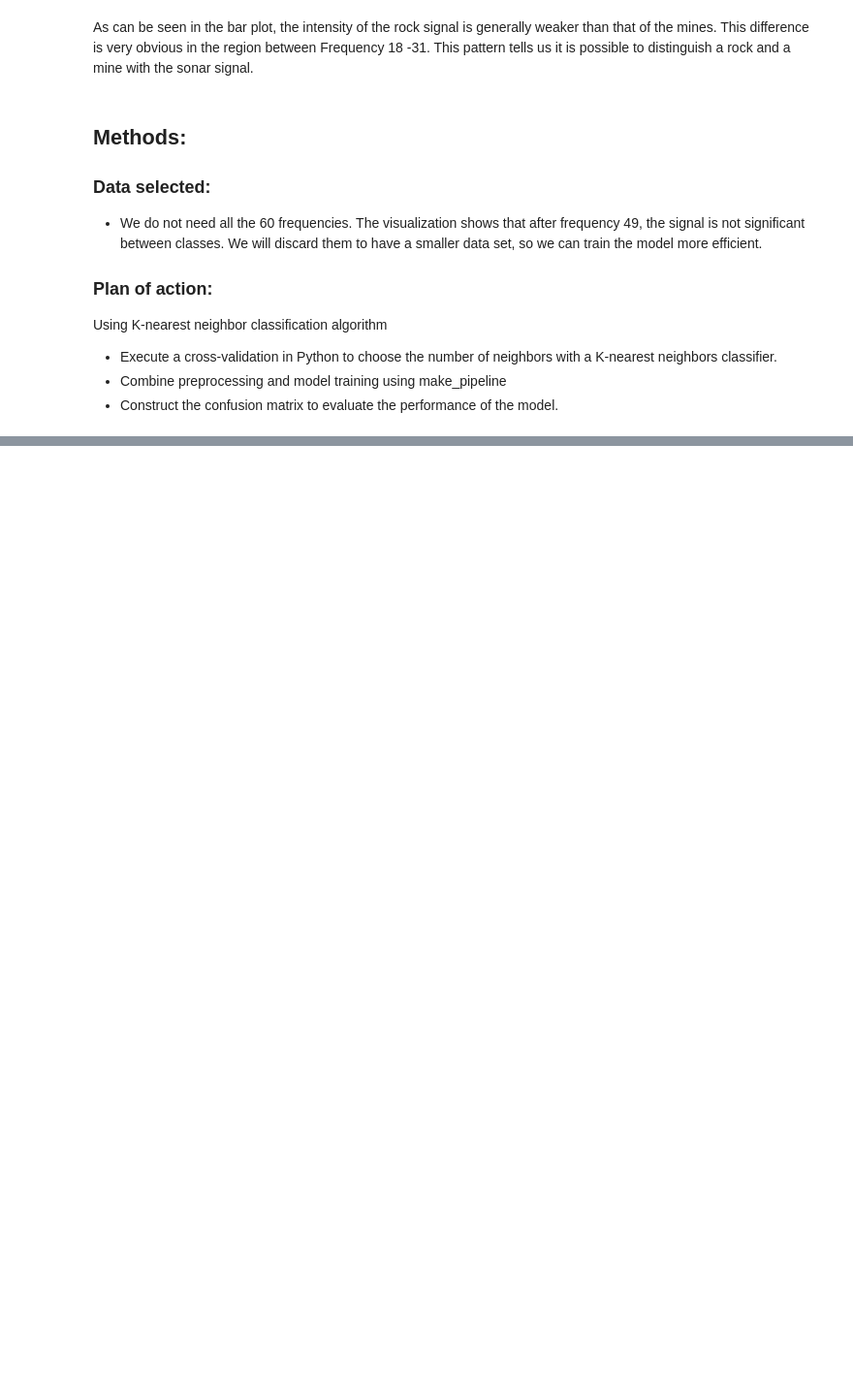
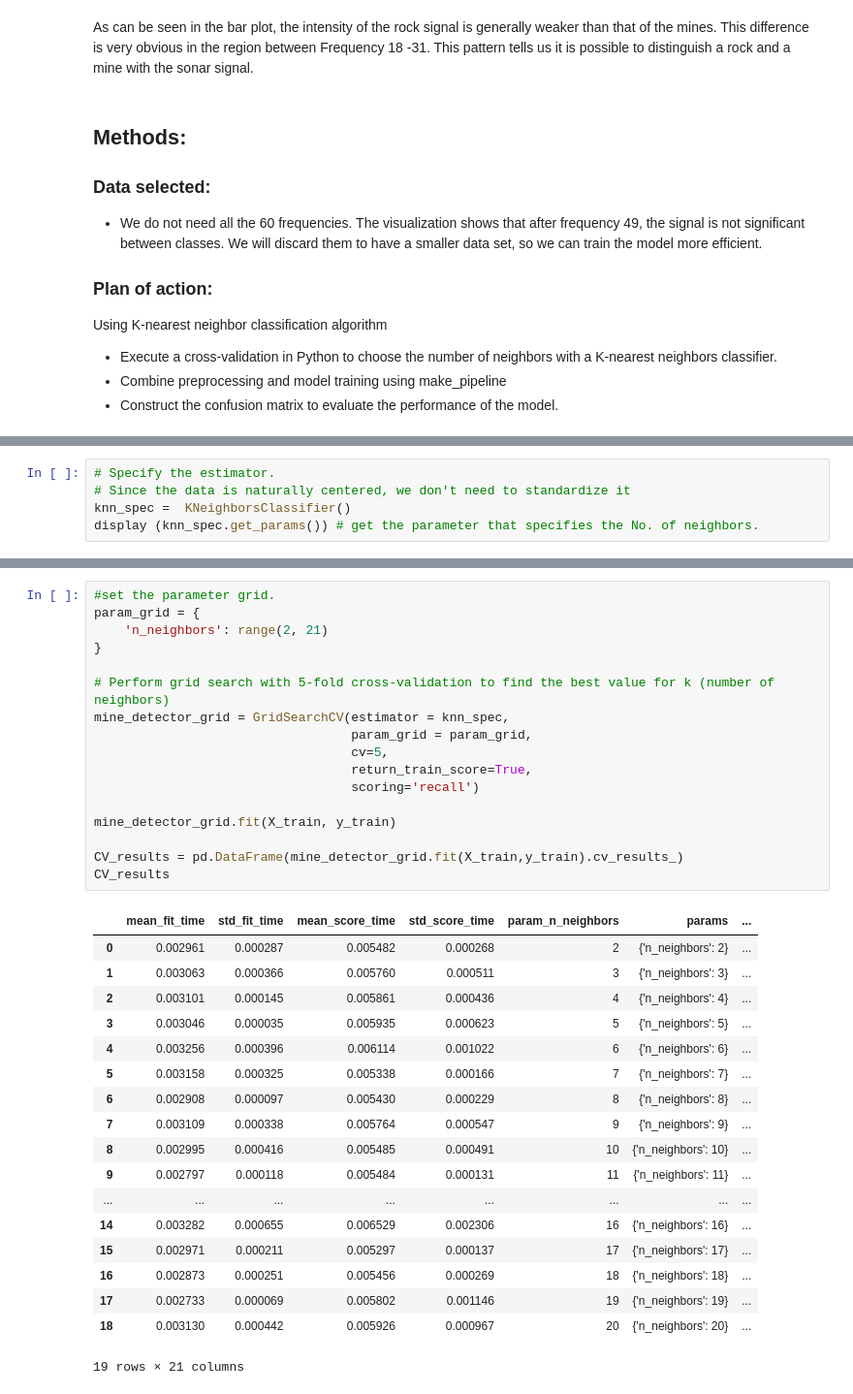
Before and after one commit to OminiCarlos/DSCI100_Group_14_Proposal_Mine_Finder, a Jupyter notebook: Mine_Finder (1).ipynb, the cells around one changed output, grey strips where cells are left out. Shown at 97% size. Cells and saved outputs as stored; diff of their text form; blank space fills up the shorter version.

```diff
--- a/Mine_Finder (1).ipynb
+++ b/Mine_Finder (1).ipynb
@@ -210,0 +266,5 @@ sonar_acc
+# %%
+# Specify the estimator.
+# Since the data is naturally centered, we don't need to standardize it
+knn_spec =  KNeighborsClassifier()
+display (knn_spec.get_params()) # get the parameter that specifies the No. of neighbors.
@@ -210,0 +285,36 @@ sonar_acc
+# %%
+#set the parameter grid.
+param_grid = {
+    'n_neighbors': range(2, 21)
+}
+
+# Perform grid search with 5-fold cross-validation to find the best value for k (number of neighbors)
+mine_detector_grid = GridSearchCV(estimator = knn_spec,
+                                  param_grid = param_grid,
+                                  cv=5,
+                                  return_train_score=True,
+                                  scoring='recall')
+
+mine_detector_grid.fit(X_train, y_train)
+
+CV_results = pd.DataFrame(mine_detector_grid.fit(X_train,y_train).cv_results_)
+CV_results
+# %% [output]
+|  | mean_fit_time | std_fit_time | mean_score_time | std_score_time | param_n_neighbors | params | ... |
+| 0 | 0.002961 | 0.000287 | 0.005482 | 0.000268 | 2 | {'n_neighbors': 2} | ... |
+| 1 | 0.003063 | 0.000366 | 0.005760 | 0.000511 | 3 | {'n_neighbors': 3} | ... |
+| 2 | 0.003101 | 0.000145 | 0.005861 | 0.000436 | 4 | {'n_neighbors': 4} | ... |
+| 3 | 0.003046 | 0.000035 | 0.005935 | 0.000623 | 5 | {'n_neighbors': 5} | ... |
+| 4 | 0.003256 | 0.000396 | 0.006114 | 0.001022 | 6 | {'n_neighbors': 6} | ... |
+| 5 | 0.003158 | 0.000325 | 0.005338 | 0.000166 | 7 | {'n_neighbors': 7} | ... |
+| 6 | 0.002908 | 0.000097 | 0.005430 | 0.000229 | 8 | {'n_neighbors': 8} | ... |
+| 7 | 0.003109 | 0.000338 | 0.005764 | 0.000547 | 9 | {'n_neighbors': 9} | ... |
+| 8 | 0.002995 | 0.000416 | 0.005485 | 0.000491 | 10 | {'n_neighbors': 10} | ... |
+| 9 | 0.002797 | 0.000118 | 0.005484 | 0.000131 | 11 | {'n_neighbors': 11} | ... |
+| ... | ... | ... | ... | ... | ... | ... | ... |
+| 14 | 0.003282 | 0.000655 | 0.006529 | 0.002306 | 16 | {'n_neighbors': 16} | ... |
+| 15 | 0.002971 | 0.000211 | 0.005297 | 0.000137 | 17 | {'n_neighbors': 17} | ... |
+| 16 | 0.002873 | 0.000251 | 0.005456 | 0.000269 | 18 | {'n_neighbors': 18} | ... |
+| 17 | 0.002733 | 0.000069 | 0.005802 | 0.001146 | 19 | {'n_neighbors': 19} | ... |
+| 18 | 0.003130 | 0.000442 | 0.005926 | 0.000967 | 20 | {'n_neighbors': 20} | ... |
+19 rows × 21 columns
```
Also changed, not shown: parts of 22 cells of this notebook.
